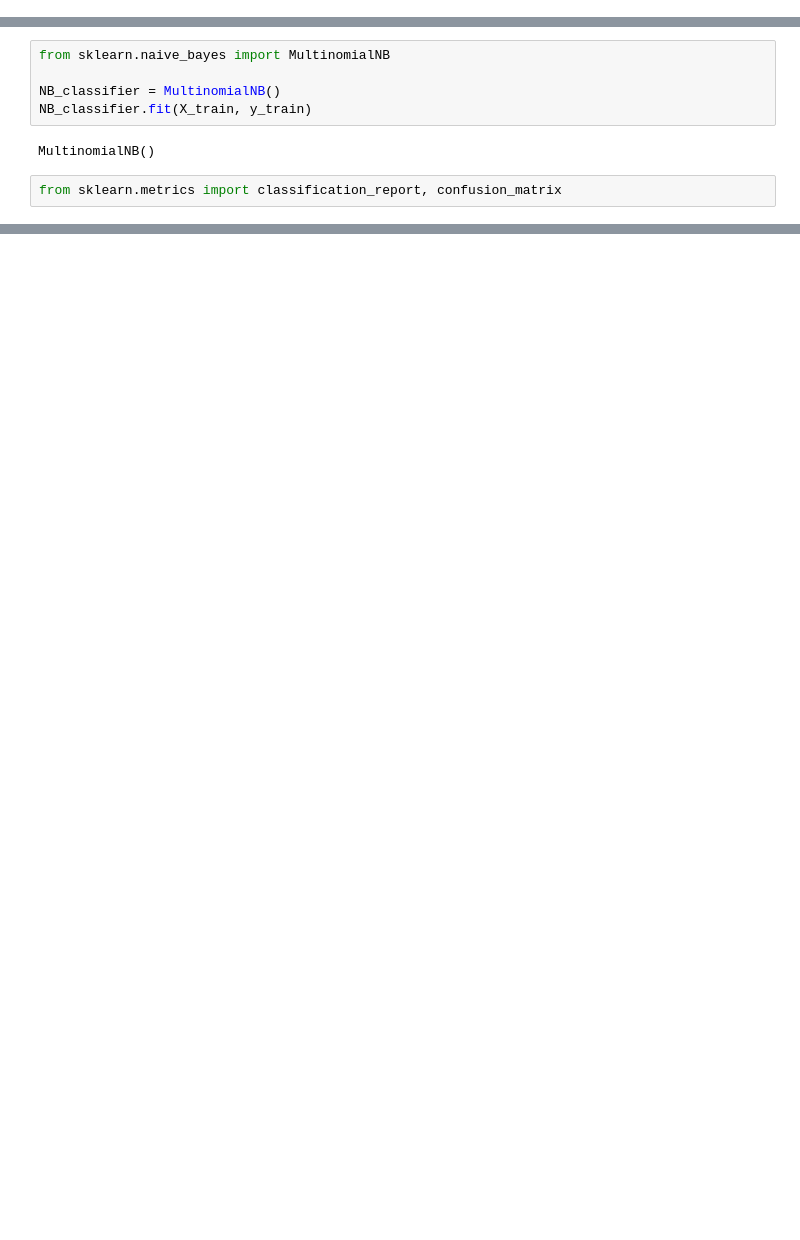
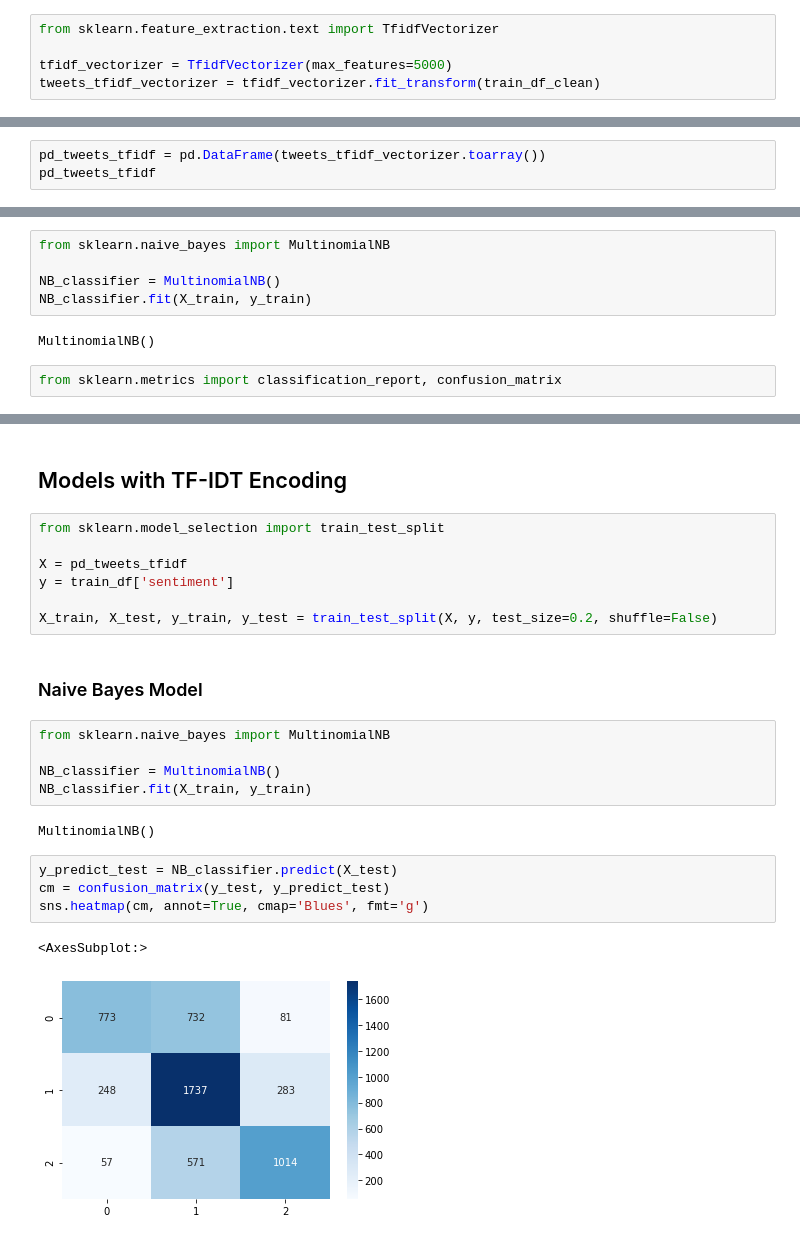
Before and after one commit to David-Tong/W207-Final-Project-2022, a Jupyter notebook: Tweet Sentiment Extraction/Tweet_Sentiment_Extraction_Analysis.ipynb, the cells around one changed output, grey strips where cells are left out. Drawn from its saved outputs; the diff is of its cells as text; blank space fills up the shorter version.

```diff
--- a/Tweet Sentiment Extraction/Tweet_Sentiment_Extraction_Analysis.ipynb
+++ b/Tweet Sentiment Extraction/Tweet_Sentiment_Extraction_Analysis.ipynb
@@ -272,0 +300,5 @@ Name: sentiment, Length: 5000, dtype: object
+# %%
+from sklearn.feature_extraction.text import TfidfVectorizer
+
+tfidf_vectorizer = TfidfVectorizer(max_features=5000)
+tweets_tfidf_vectorizer = tfidf_vectorizer.fit_transform(train_df_clean)
@@ -272,0 +309,3 @@ Name: sentiment, Length: 5000, dtype: object
+# %%
+pd_tweets_tfidf = pd.DataFrame(tweets_tfidf_vectorizer.toarray())
+pd_tweets_tfidf
@@ -357,0 +500,25 @@ weighted avg       0.70      0.61      0.60      1000
+# %% [markdown]
+## Models with TF-IDT Encoding
+# %%
+from sklearn.model_selection import train_test_split
+
+X = pd_tweets_tfidf
+y = train_df['sentiment']
+
+X_train, X_test, y_train, y_test = train_test_split(X, y, test_size=0.2, shuffle=False)
+# %% [markdown]
+### Naive Bayes Model
+# %%
+from sklearn.naive_bayes import MultinomialNB
+
+NB_classifier = MultinomialNB()
+NB_classifier.fit(X_train, y_train)
+# %% [output]
+MultinomialNB()
+# %%
+y_predict_test = NB_classifier.predict(X_test)
+cm = confusion_matrix(y_test, y_predict_test)
+sns.heatmap(cm, annot=True, cmap='Blues', fmt='g')
+# %% [output]
+<AxesSubplot:>
+[figure, added]
```
Also changed, not shown: parts of 66 cells of this notebook.
